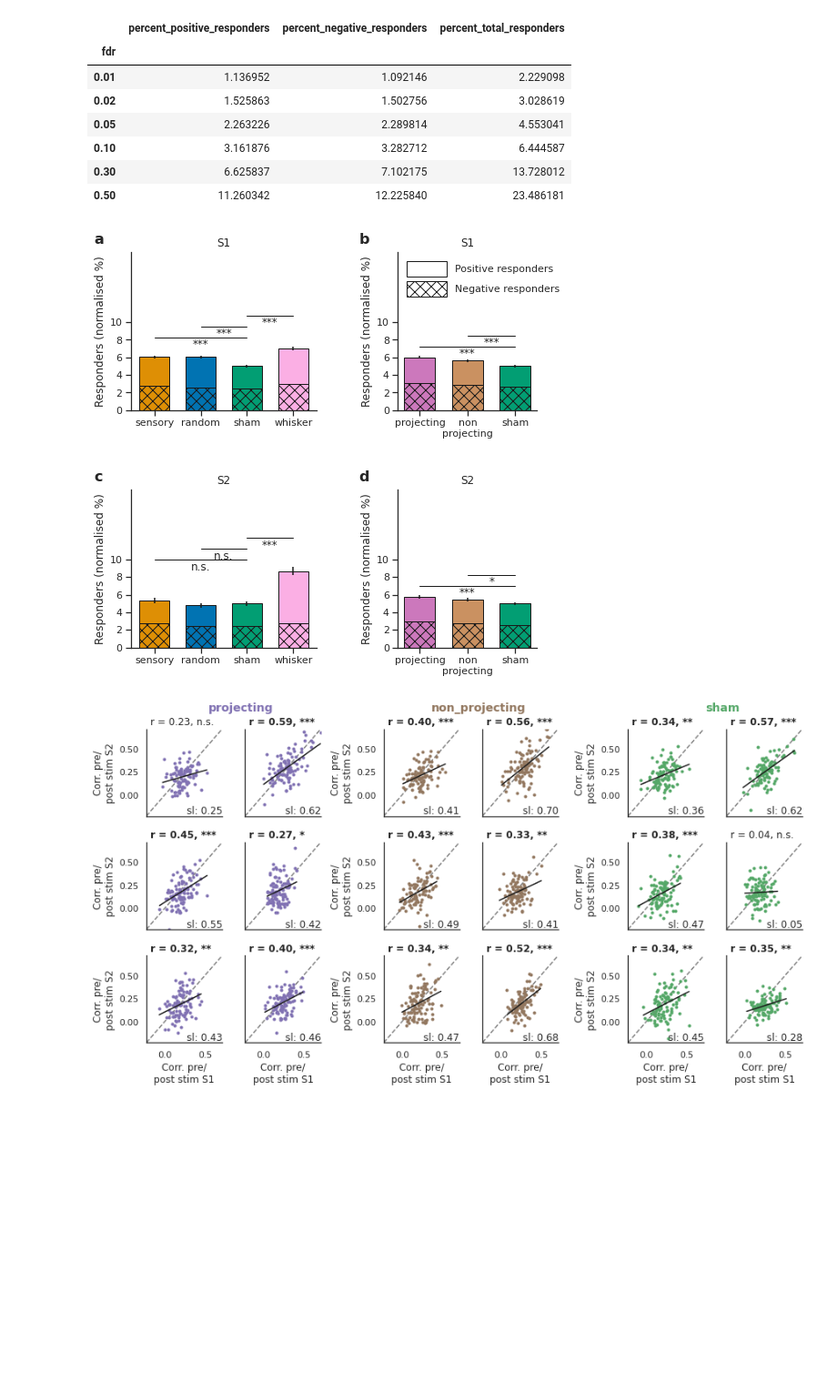
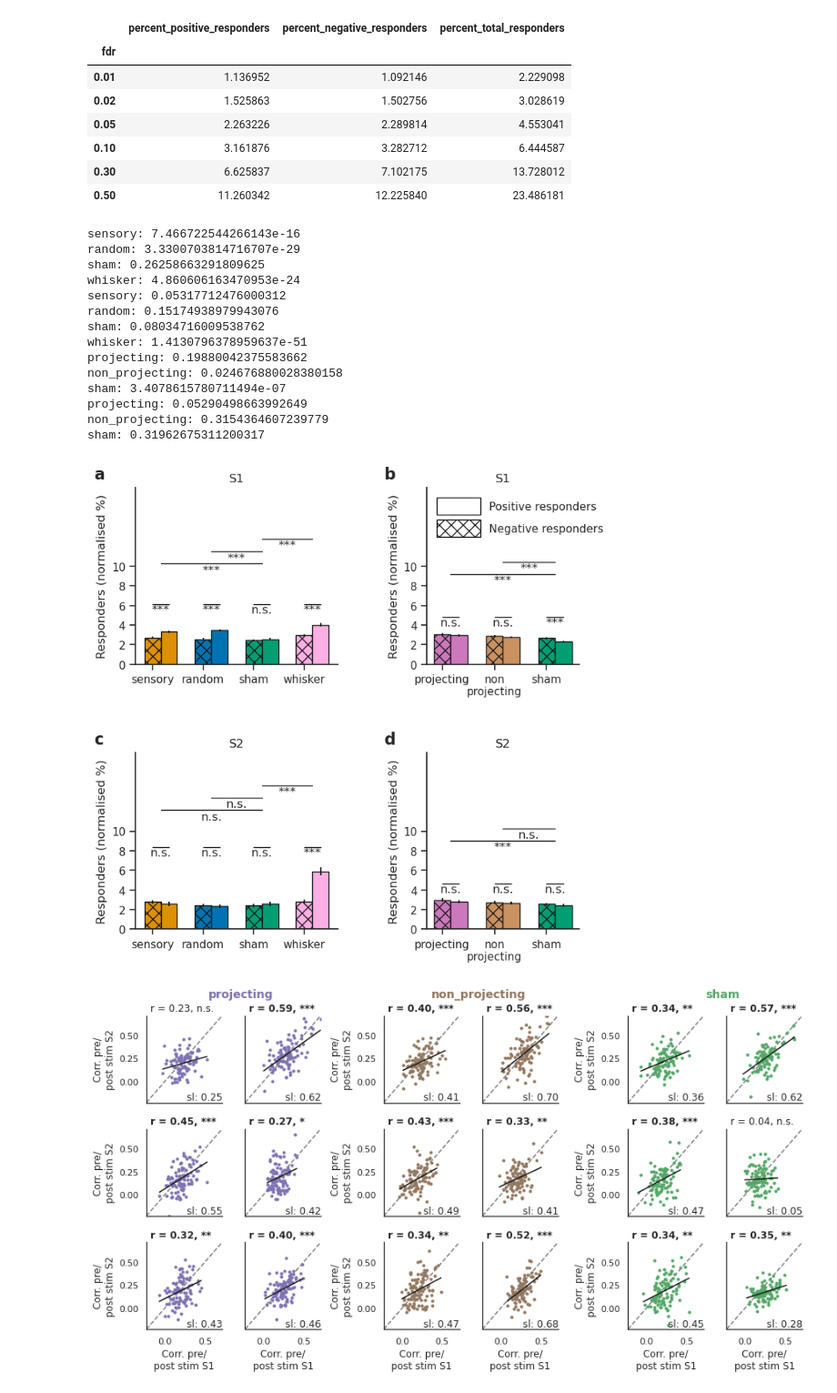
Before and after one commit to Packer-Lab/S1S2_mechanisms, a Jupyter notebook: jupyter/thijs/Decoding analysis.ipynb, the cells around one changed output. Shown at 91% size. Cells and saved outputs as stored; diff of their text form; code cells hidden in the pictures; blank space fills up the shorter version.

```diff
--- a/jupyter/thijs/Decoding analysis.ipynb
+++ b/jupyter/thijs/Decoding analysis.ipynb
@@ -234,10 +224,10 @@ stat_test_use = 'wilcoxon'
 fdr_rate_use = '5e-01'
 
 ## Load
-with open(f'results_responders/df_responders_s1_{stat_test_use}_window-16-timepoints_fdr-{fdr_rate_use}.pkl', 'rb') as f:
+with open(f'results_responders/df_responders_s1_{stat_test_use}_window-16-timepoints_fdr-{fdr_rate_use}_post-start-550-ms.pkl', 'rb') as f:
     dict_df_responders_s1 = pickle.load(f)
 
-with open(f'results_responders/df_responders_s2_{stat_test_use}_window-16-timepoints_fdr-{fdr_rate_use}.pkl', 'rb') as f:
+with open(f'results_responders/df_responders_s2_{stat_test_use}_window-16-timepoints_fdr-{fdr_rate_use}_post-start-550-ms.pkl', 'rb') as f:
     dict_df_responders_s2 = pickle.load(f)
 
 dict_df_responders_use = dict_df_responders_s2
@@ -433,29 +423,43 @@ tmp[tmp['trial_type'] == 'Sham'].groupby('fdr').mean()
 # %%
 save_fig = False
 
 df_s1_comb, df_s2_comb = dav.load_responders_different(stat_test_use='ttest')
 fig, ax = plt.subplots(2, 2, figsize=(8, 8), gridspec_kw={'wspace': 0.5, 'hspace': 0.5, 'width_ratios': [4, 3]})
 for i_st, st in enumerate(['sens', 'proj']):
     for i_ax, dict_df_resp in enumerate([df_s1_comb, df_s2_comb]):
         tmp = dav.plot_average_responders_per_trial_type(dict_df_responders=dict_df_resp, sess_type=st, ax=ax[i_ax, i_st],
-                                                        plot_pos_neg_separately=False, n_bonf=10,
+                                                        plot_pos_neg_separately=True, n_bonf=24,
                                                         plot_legend=(st =='proj' and i_ax == 0),
                                                         plot_stats=True,
                                                         # add_y=1.5,
                                                         #  list_tt_ignore=['sensory'])
                                                         # list_trial_numbers_ignore=list(np.concatenate([np.arange(10 + x, 100 + x) for x in 100 * np.arange(4)]))
         )
         ax[i_ax, i_st].set_ylim([0, 18])
     ax[0, i_st].set_title(f'S1') # (first 10 trial only)')
     ax[1, i_st].set_title(f'S2') # (first 10 trial only)')
 
 for i_lab, lab in enumerate('abcd'):
     ax.flatten()[i_lab].annotate(lab, (-0.2 - 0.08 * (i_lab % 2), 1.05), xycoords='axes fraction', weight='bold', fontsize=16)
 
 if save_fig:
     plt.savefig('figs/fig_barplots_av_responders_first10trials.pdf', bbox_inches='tight')
 # %% [output]
+sensory: 7.466722544266143e-16
+random: 3.3300703814716707e-29
+sham: 0.26258663291809625
+whisker: 4.860606163470953e-24
+sensory: 0.05317712476000312
+random: 0.15174938979943076
+sham: 0.08034716009538762
+whisker: 1.4130796378959637e-51
+projecting: 0.19880042375583662
+non_projecting: 0.024676880028380158
+sham: 3.4078615780711494e-07
+projecting: 0.05290498663992649
+non_projecting: 0.3154364607239779
+sham: 0.31962675311200317
-[figure, old version]
+[figure, new version]
 # %%
 st = 'proj'
 tmp = dav.overview_plot_correlations(sess_dict=all_sess[st].sess_dict, sess_type=st,
```
Also changed, not shown: parts of 6 cells of this notebook, 1 other file.
